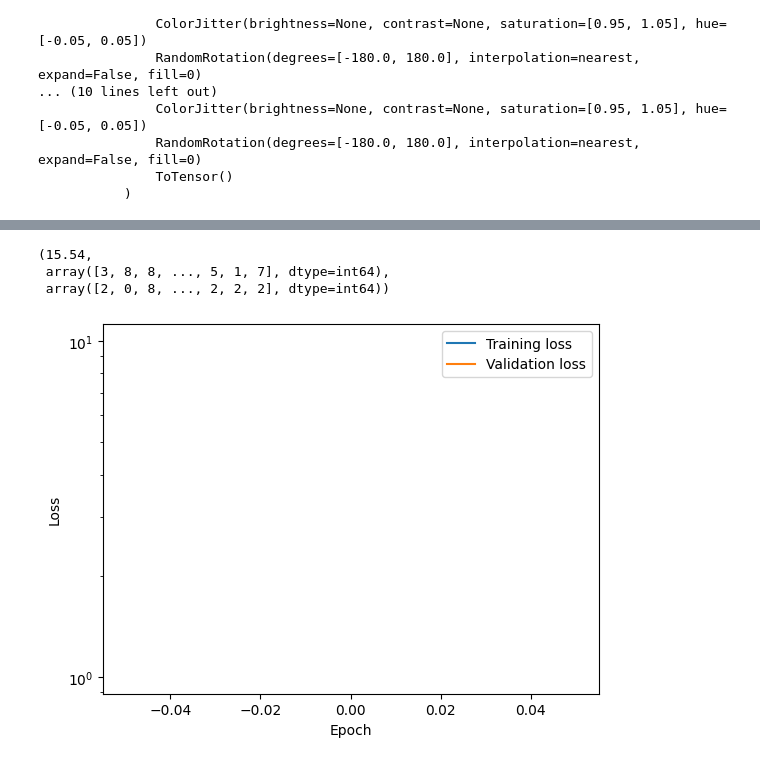
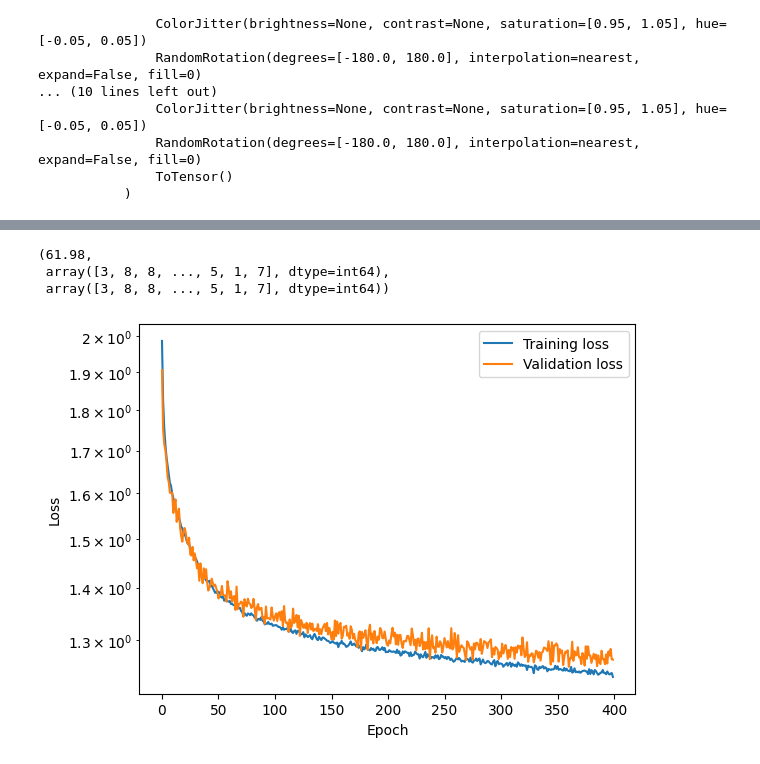
Before and after one commit to JonathanBLi/COSE474-Project, a Jupyter notebook: cnn.ipynb, the cells around one changed output, grey strips where cells are left out. Cells and saved outputs as stored; diff of their text form; code cells hidden in the pictures.

```diff
--- a/cnn.ipynb
+++ b/cnn.ipynb
@@ -85,7 +85,7 @@ class CNN(nn.Module):
 # train model
 from tqdm.notebook import tqdm
 
-def train_network(model, train_loader, val_loader, criterion, optimizer, nepoch=1000):
+def train_network(model, train_loader, val_loader, criterion, optimizer, nepoch):
     train_losses = []
     val_losses = []
     try:
@@ -320,7 +348,7 @@ cnn_transformer = CNNTransformer()
 criterion = torch.nn.CrossEntropyLoss()
 optimizer = torch.optim.Adam(cnn_transformer.parameters(), lr=0.0005)
 
-trans_train_losses, trans_val_losses = train_network(cnn_transformer, train_loader, val_loader, criterion, optimizer)
+trans_train_losses, trans_val_losses = train_network(cnn_transformer, train_loader, val_loader, criterion, optimizer, nepoch=400)
 plt.semilogy(trans_train_losses, label="Training loss")
 plt.semilogy(trans_val_losses, label="Validation loss")
 plt.xlabel("Epoch")
@@ -337,4 +379,4 @@ Exiting from training early
-(15.54,
+(61.98,
  array([3, 8, 8, ..., 5, 1, 7], dtype=int64),
- array([2, 0, 8, ..., 2, 2, 2], dtype=int64))
+ array([3, 8, 8, ..., 5, 1, 7], dtype=int64))
-[figure, old version]
+[figure, new version]
```
Also changed, not shown: parts of 6 cells of this notebook.
